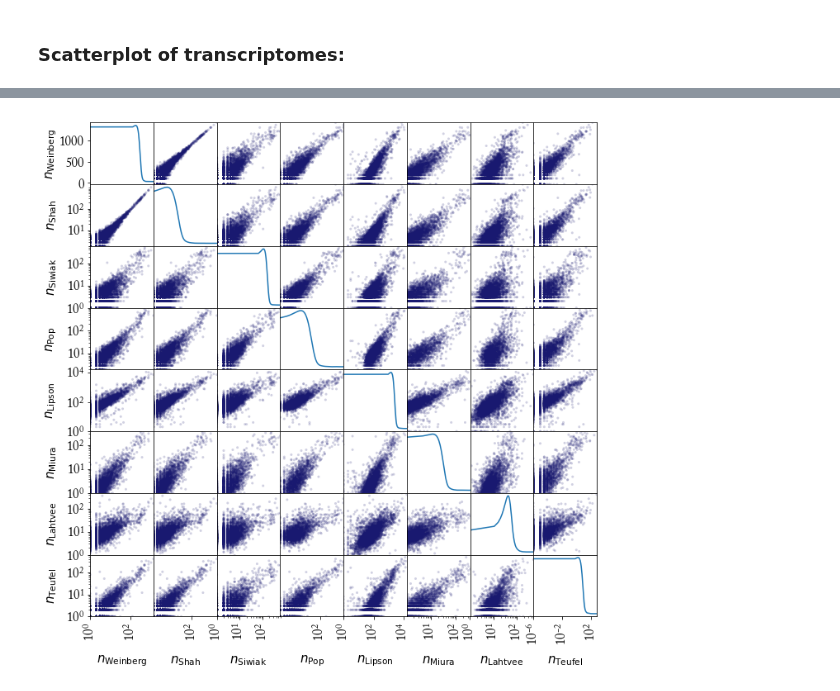
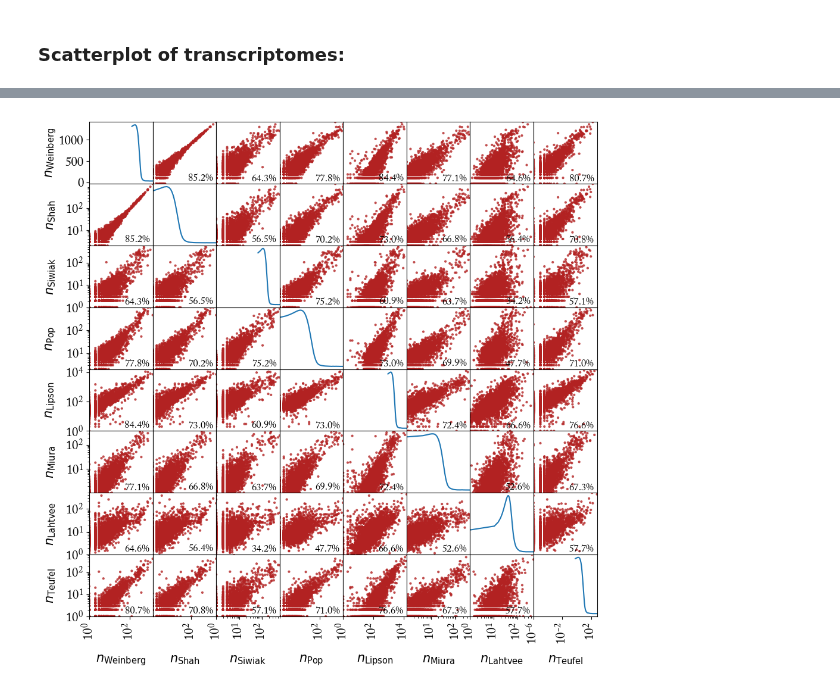
Before and after one commit to gittenberg/TRSL, a Jupyter notebook: workbooks/parameter_builds/TRSL_transcriptome.ipynb, the cells around one changed output, grey strips where cells are left out. Saved outputs shown, nothing was run; the diff lists cells and outputs as text; code cells hidden in the pictures.

Commit message:
Percentage in scatter plot

```diff
--- a/workbooks/parameter_builds/TRSL_transcriptome.ipynb
+++ b/workbooks/parameter_builds/TRSL_transcriptome.ipynb
@@ -353,0 +335,3 @@ df
+# %%
+df = df[df.columns[1:]]  # get rid of the names column
+df
@@ -354,44 +357,50 @@ df
 # %%
-axl = pd.plotting.scatter_matrix(df, c='midnightblue', alpha=0.2, figsize=(11, 11), diagonal='kde', rasterized=True)
+axl = pd.plotting.scatter_matrix(df, c='firebrick', alpha=0.8, figsize=(11, 11), diagonal='kde', rasterized=True)
 
 for i, axs in enumerate(axl):
     for j, ax in enumerate(axs):
-        mini = max(0.000001, df[df.columns[i+1]].min())
-        minj = max(0.000001, df[df.columns[j+1]].min())
+        mini = max(0.000001, df[df.columns[i]].min())
+        minj = max(0.000001, df[df.columns[j]].min())
         if i != j:  # only the scatter plots
             # scale plot axes by their mins and maxs
-            ax.set_xlim([minj+1, df[df.columns[j+1]].max()])
-            ax.set_ylim([mini+1, df[df.columns[i+1]].max()])
+            ax.set_xlim([minj+1, df[df.columns[j]].max()])
+            ax.set_ylim([mini+1, df[df.columns[i]].max()])
             ax.set_xscale('log')
             ax.set_yscale('log')
             #ax.set_rasterized(True)
+            # calculate correlation
+            corr = scipy.stats.spearmanr(np.array(df.iloc[:, i]), np.array(df.iloc[:, j]), nan_policy='omit')[0]
+            displaytext = '{:.1%}'.format(corr)
+            # plot correlation on canvas
+            ax.text(0.95, 0.01, displaytext, verticalalignment='bottom', horizontalalignment='right',
+                    transform=ax.transAxes, fontsize=12)
         else:       # only the density plots
-            ax.set_xlim([minj, df[df.columns[j+1]].max()])
+            ax.set_xlim([minj, df[df.columns[j]].max()])
             ax.set_xscale('log')
             #ax.set_rasterized(True)
         # manually delete overlapping axis labels:
         if i==3: # TODO: FIXME: hack!
             y_ticks = ax.yaxis.get_major_ticks()
             y_ticks[4].set_visible(False)
         if i==1: # TODO: FIXME: hack!
             y_ticks = ax.yaxis.get_major_ticks()
             y_ticks[4].set_visible(False)
 
 # Ticklabel size:
 #y ticklabels
 [plt.setp(item.yaxis.get_majorticklabels(), 'size', 15) for item in axl.ravel()]
 #x ticklabels
 [plt.setp(item.xaxis.get_majorticklabels(), 'size', 15) for item in axl.ravel()]
 #y labels
 [plt.setp(item.yaxis.get_label(), 'size', 15) for item in axl.ravel()]
 #x labels
 [plt.setp(item.xaxis.get_label(), 'size', 15) for item in axl.ravel()]
 
 # align axis labels:
 #May need to offset label when rotating to prevent overlap of figure
 [s.get_yaxis().set_label_coords(-0.5, 0.5) for s in axl.reshape(-1)]
 [s.get_xaxis().set_label_coords(0.5, -0.6) for s in axl.reshape(-1)]
 
 plt.savefig('transcriptomes_scatter_matrix.pgf')
 # %% [output]
-[figure, old version]
+[figure, new version]
```
Also changed, not shown: parts of 3 cells of this notebook.
